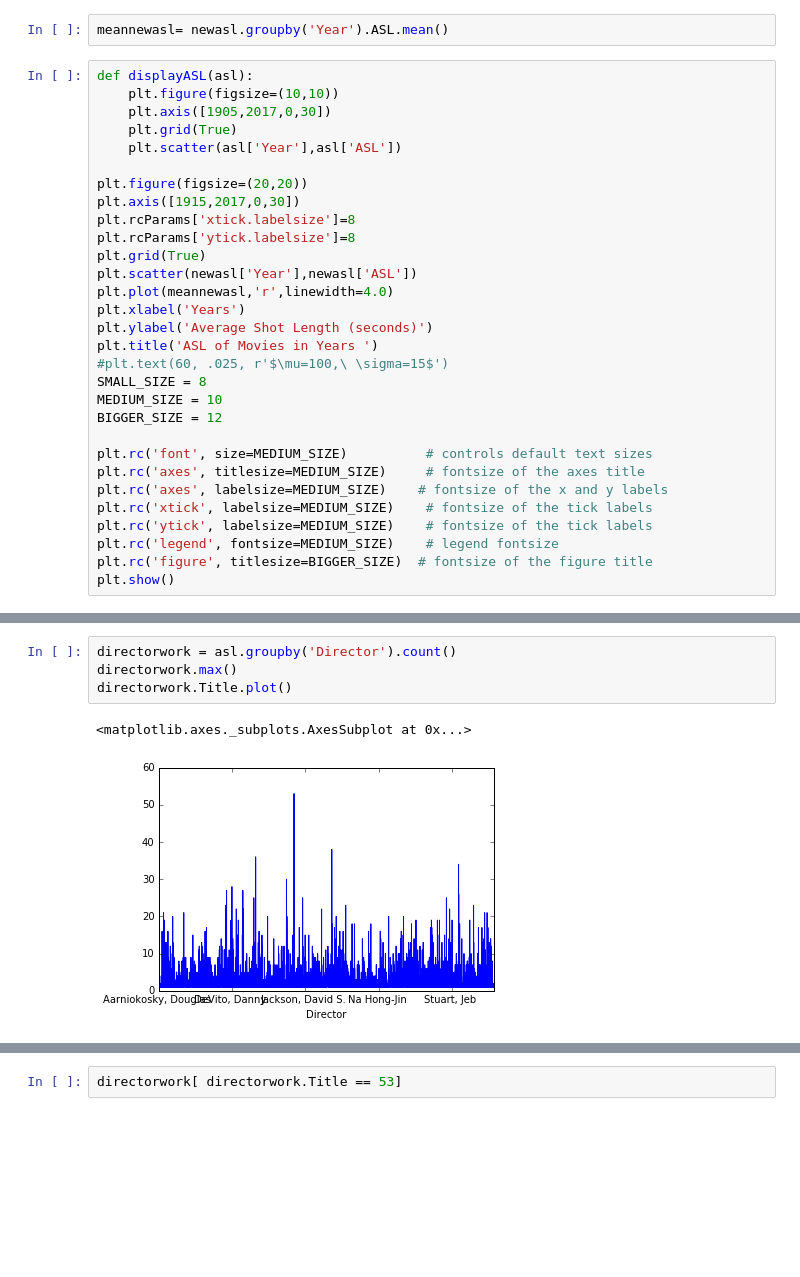
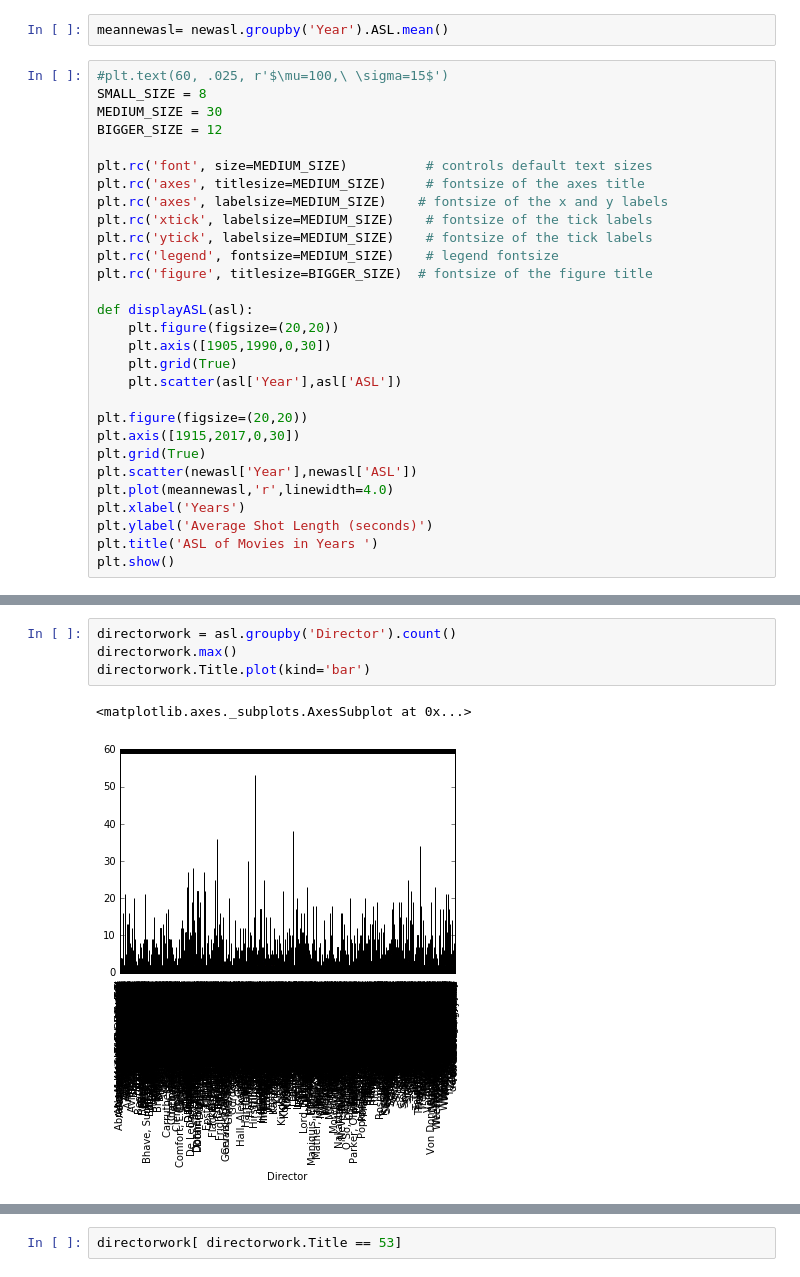
Before and after one commit to yasolix/cinevis, a Jupyter notebook: mediaeval/Cinemetrics-notebook-Barry Salt's Database.ipynb, the cells around one changed output, grey strips where cells are left out. Drawn from its saved outputs; the diff is of its cells as text; blank space fills up the shorter version.

```diff
--- a/mediaeval/Cinemetrics-notebook-Barry Salt's Database.ipynb
+++ b/mediaeval/Cinemetrics-notebook-Barry Salt's Database.ipynb
@@ -208,25 +221,9 @@ newasl.loc[8251,'ASL'] = 15
 # %%
 meannewasl= newasl.groupby('Year').ASL.mean()
 # %%
-def displayASL(asl):
-    plt.figure(figsize=(10,10))
-    plt.axis([1905,2017,0,30])
-    plt.grid(True)
-    plt.scatter(asl['Year'],asl['ASL'])
-
-plt.figure(figsize=(20,20))
-plt.axis([1915,2017,0,30])
-plt.rcParams['xtick.labelsize']=8
-plt.rcParams['ytick.labelsize']=8
-plt.grid(True)
-plt.scatter(newasl['Year'],newasl['ASL'])
-plt.plot(meannewasl,'r',linewidth=4.0)
-plt.xlabel('Years')
-plt.ylabel('Average Shot Length (seconds)')
-plt.title('ASL of Movies in Years ')
 #plt.text(60, .025, r'$\mu=100,\ \sigma=15$')
 SMALL_SIZE = 8
-MEDIUM_SIZE = 10
+MEDIUM_SIZE = 30
 BIGGER_SIZE = 12
 
 plt.rc('font', size=MEDIUM_SIZE)          # controls default text sizes
@@ -236,5 +233,20 @@ plt.rc('xtick', labelsize=MEDIUM_SIZE)    # fontsize of the tick labels
 plt.rc('ytick', labelsize=MEDIUM_SIZE)    # fontsize of the tick labels
 plt.rc('legend', fontsize=MEDIUM_SIZE)    # legend fontsize
 plt.rc('figure', titlesize=BIGGER_SIZE)  # fontsize of the figure title
+
+def displayASL(asl):
+    plt.figure(figsize=(20,20))
+    plt.axis([1905,1990,0,30])
+    plt.grid(True)
+    plt.scatter(asl['Year'],asl['ASL'])
+
+plt.figure(figsize=(20,20))
+plt.axis([1915,2017,0,30])
+plt.grid(True)
+plt.scatter(newasl['Year'],newasl['ASL'])
+plt.plot(meannewasl,'r',linewidth=4.0)
+plt.xlabel('Years')
+plt.ylabel('Average Shot Length (seconds)')
+plt.title('ASL of Movies in Years ')
 plt.show()
 # %% [output]
@@ -242,8 +254,8 @@ plt.show()
 # %%
 directorwork = asl.groupby('Director').count()
 directorwork.max()
-directorwork.Title.plot()
+directorwork.Title.plot(kind='bar')
 # %% [output]
 <matplotlib.axes._subplots.AxesSubplot at 0x...>
-[figure, old version]
+[figure, new version]
 # %%
```
Also changed, not shown: parts of 10 cells of this notebook, 4 other files.
